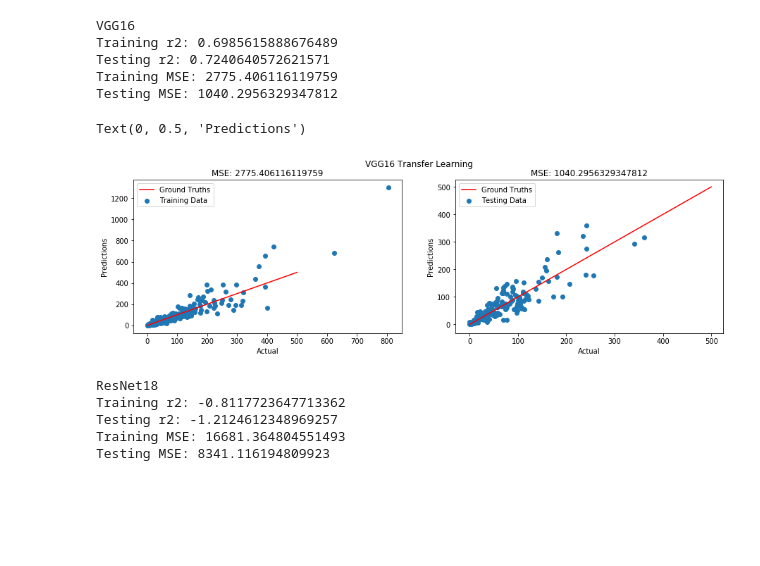
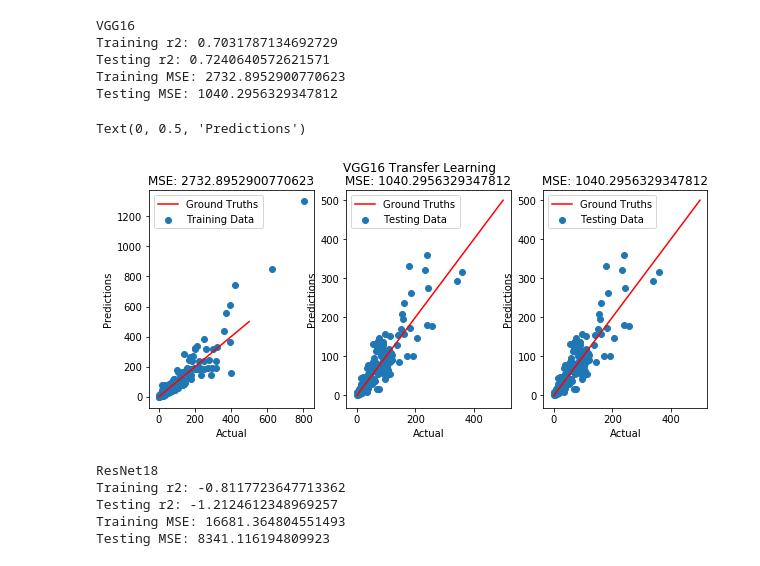
Before and after one commit to stanleykywu/covid-19-crowd-counting, a Jupyter notebook: EvaluateModels.ipynb, the cells around one changed output. Cells and saved outputs as stored; diff of their text form; code cells hidden in the pictures; blank space fills up the shorter version.

```diff
--- a/EvaluateModels.ipynb
+++ b/EvaluateModels.ipynb
@@ -14,6 +14,9 @@ loaders = {
     ),
     "val": CrowdDataSet(
         'part_A/test_data', default_val_transforms()
+    ),
+    "test": CrowdDataSet(
+        'part_B/test_data', default_val_transforms()
     )
 }
 # %%
@@ -83,33 +86,40 @@ print('Training MSE: {}'.format(train_mse))
 print('Testing MSE: {}'.format(test_mse))
 # %% [output]
 VGG16
-Training r2: 0.6985615888676489
+Training r2: 0.7031787134692729
 Testing r2: 0.7240640572621571
-Training MSE: 2775.406116119759
+Training MSE: 2732.8952900770623
 Testing MSE: 1040.2956329347812
 # %%
-fg, (p1, p2) = plt.subplots(1, 2, figsize=(15, 4))
+fg, (p1, p2, p3) = plt.subplots(1, 3, figsize=(10, 4))
 
 fg.suptitle('VGG16 Transfer Learning')
 
 x = np.linspace(0,500,1000)
 y = x
 p1.plot(x, y, '-r', label='Ground Truths')
 p1.scatter(train_vgg16_actual, train_vgg16_predictions, label='Training Data')
 p1.legend()
 p1.set_title('MSE: {}'.format(train_mse))
 p1.set_xlabel('Actual')
 p1.set_ylabel('Predictions')
 
 p2.plot(x, y, '-r', label='Ground Truths')
 p2.scatter(test_vgg16_actual, test_vgg16_predictions, label='Testing Data')
 p2.legend()
 p2.set_title('MSE: {}'.format(test_mse))
 p2.set_xlabel('Actual')
 p2.set_ylabel('Predictions')
+
+p3.plot(x, y, '-r', label='Ground Truths')
+p3.scatter(test_vgg16_actual, test_vgg16_predictions, label='Testing Data')
+p3.legend()
+p3.set_title('MSE: {}'.format(test_mse))
+p3.set_xlabel('Actual')
+p3.set_ylabel('Predictions')
 # %% [output]
 Text(0, 0.5, 'Predictions')
-[figure, old version]
+[figure, new version]
 # %%
 model = torch.load('saved_models/resnet18_adaptive')
 model.eval()
```
Also changed, not shown: 6 other files.
